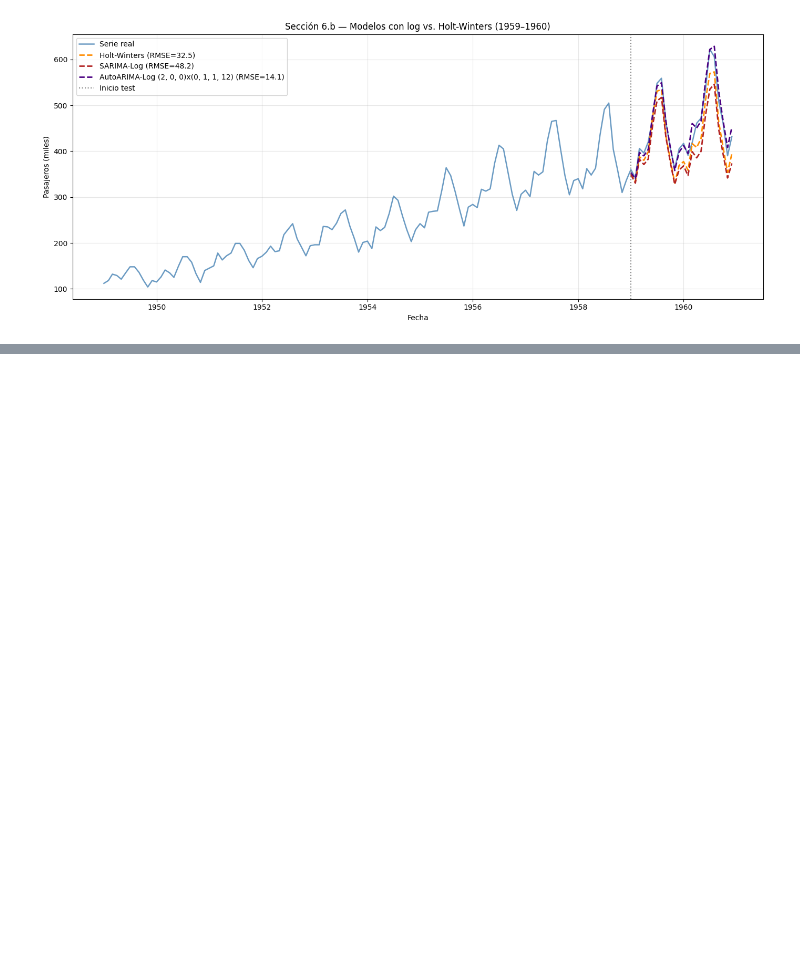
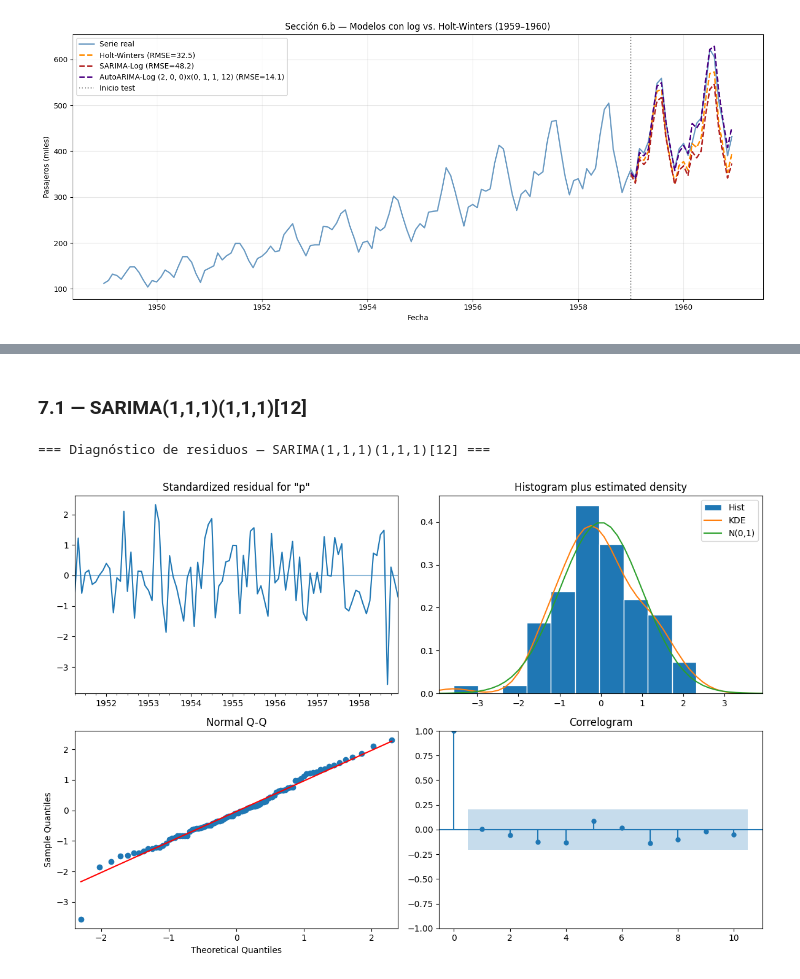
Before and after one commit to jbrazonath/Analisis-de-Series-de-Tiempo, a Jupyter notebook: Proyecto_Series_Tiempo.ipynb, the cells around one changed output, grey strips where cells are left out. Drawn from its saved outputs; the diff is of its cells as text; code cells hidden in the pictures; blank space fills up the shorter version.

Commit message:
Agrega diagnóstico de residuos y conclusiones

```diff
--- a/Proyecto_Series_Tiempo.ipynb
+++ b/Proyecto_Series_Tiempo.ipynb
@@ -816,0 +851,10 @@ plt.tight_layout(); plt.show()
+# %% [markdown]
+### 7.1 — SARIMA(1,1,1)(1,1,1)[12]
+# %%
+print("=== Diagnóstico de residuos — SARIMA(1,1,1)(1,1,1)[12] ===")
+resultado_sarima.plot_diagnostics(figsize=(12, 8))
+plt.tight_layout()
+plt.show()
+# %% [output]
+=== Diagnóstico de residuos — SARIMA(1,1,1)(1,1,1)[12] ===
+[figure, added]
```
Also changed, not shown: parts of 23 cells of this notebook.
